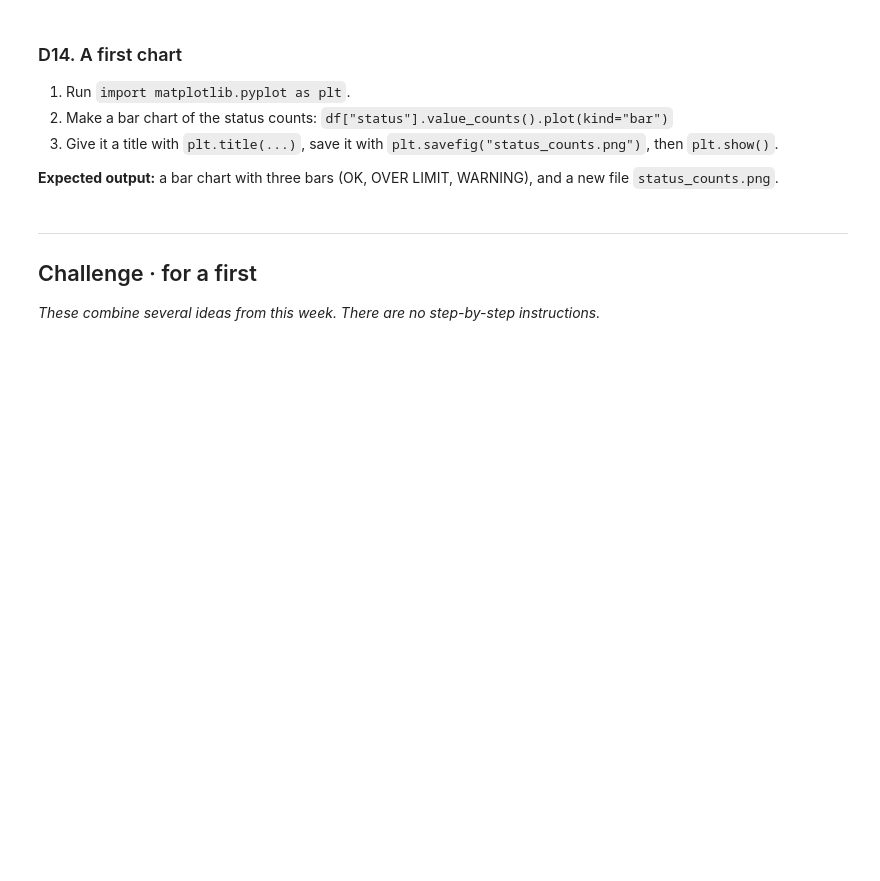
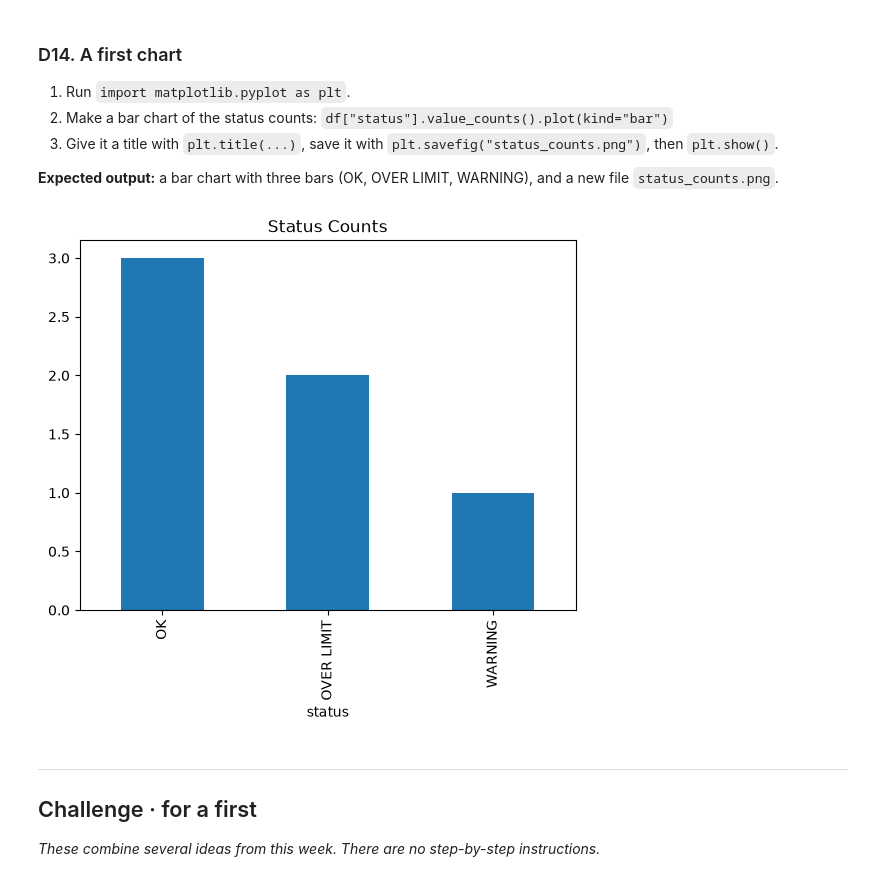
Before and after one commit to sammu-flyer01/CST1510, a Jupyter notebook: Week 06 - Pandas/LAB/W06_Lab.ipynb, the cells around one changed output. Drawn from its saved outputs; the diff is of its cells as text; code cells hidden in the pictures; blank space fills up the shorter version.

```diff
--- a/Week 06 - Pandas/LAB/W06_Lab.ipynb
+++ b/Week 06 - Pandas/LAB/W06_Lab.ipynb
@@ -108,0 +152,4 @@ Add a `percent` column to `df`: `(value / limit) * 100`. Print `df`.
+# %%
+# D4
+df['percent'] = (df['value'] / df['limit']) * 100
+print(df)
@@ -192,0 +314,24 @@ then `False` 4 and `True` 2.
+# %%
+# D11
+# 1. Write double = lambda x: x * 2 and print double(21)
+double = lambda x: x * 2
+print(double(21))
+
+# 2. Write the same thing as a normal def function called double_def, and print double_def(21)
+def double_def(x):
+    return x * 2
+
+print(double_def(21))
+
+
+# D12
+# 1. Add a status column to df using .apply() and a lambda function
+df["status"] = df["percent"].apply(
+    lambda p: "OVER LIMIT" if p >= 100 else ("WARNING" if p >= 90 else "OK")
+)
+
+# 2. Print just the label (index) and status columns
+print(df[["status"]]) # Or print labels/index depending on DataFrame structure, typically print(df[["status"]]) or similar column selection showing label if needed
+
+# 3. Print df["status"].value_counts()
+print(df["status"].value_counts())
@@ -204,0 +363,5 @@ then `False` 4 and `True` 2.
+# %%
+# D12
+df["status"] = df["percent"].apply(lambda p: "OVER LIMIT" if p >= 100 else ("WARNING" if p >= 90 else "OK"))
+print(df[["label", "status"]])
+print(df["status"].value_counts())
@@ -225,3 +411,13 @@ then `False` 4 and `True` 2.
+# %%
+# D14
+import matplotlib.pyplot as plt
+
+df["status"].value_counts().plot(kind="bar")
+plt.title("Status Counts")
+plt.savefig("status_counts.png")
+plt.show()
+# %% [output]
+[figure, added]
 # %% [markdown]
 ---
 ## Challenge · for a first
```
Also changed, not shown: parts of 32 cells of this notebook, 8 other files.
